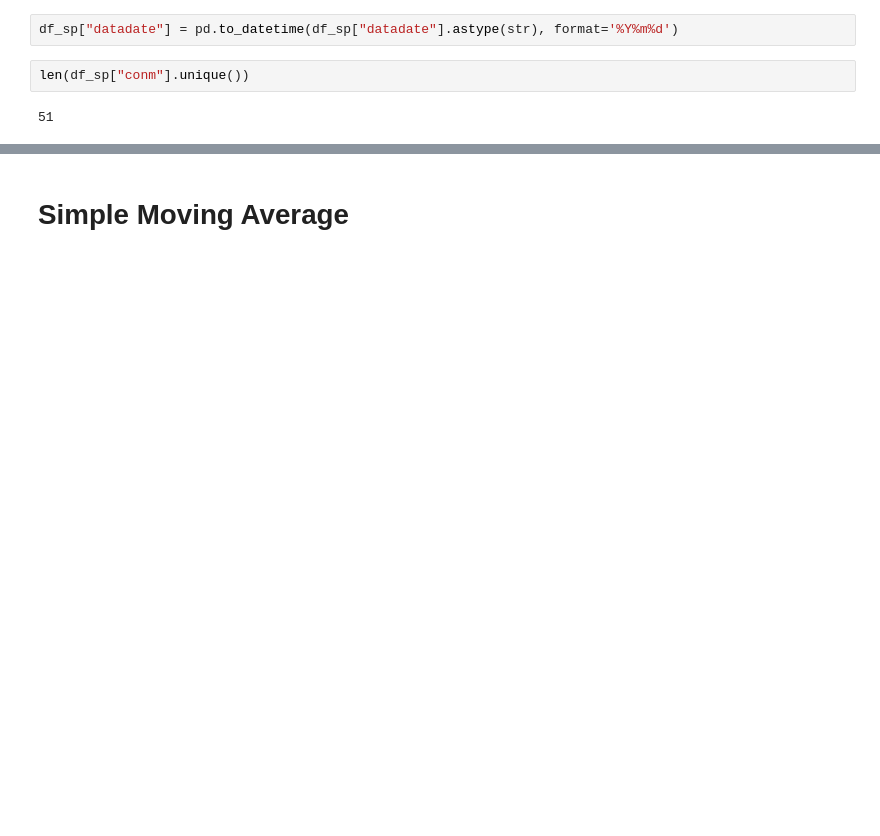
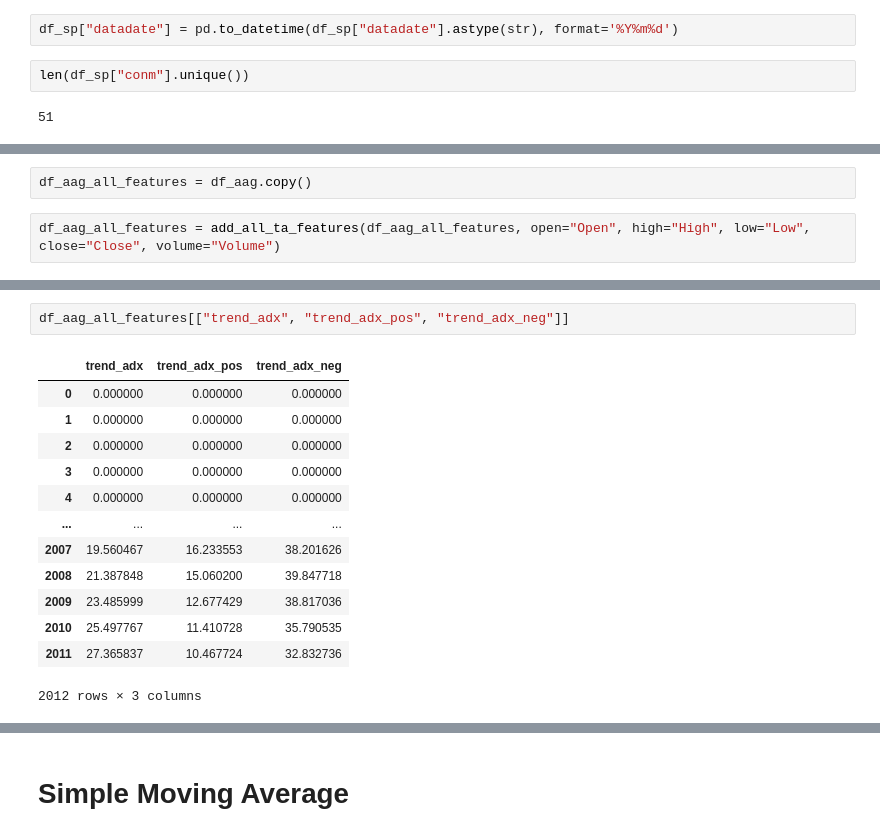
Before and after one commit to SWeisshaar/asim, a Jupyter notebook: notebooks/Net_Return.ipynb, the cells around one changed output, grey strips where cells are left out. Saved outputs shown, nothing was run; the diff lists cells and outputs as text; blank space fills up the shorter version.

```diff
--- a/notebooks/Net_Return.ipynb
+++ b/notebooks/Net_Return.ipynb
@@ -68,0 +67,4 @@ False
+# %%
+df_aag_all_features = df_aag.copy()
+# %%
+df_aag_all_features = add_all_ta_features(df_aag_all_features, open="Open", high="High", low="Low", close="Close", volume="Volume")
@@ -68,0 +106,16 @@ False
+# %%
+df_aag_all_features[["trend_adx", "trend_adx_pos", "trend_adx_neg"]]
+# %% [output]
+|  | trend_adx | trend_adx_pos | trend_adx_neg |
+| 0 | 0.000000 | 0.000000 | 0.000000 |
+| 1 | 0.000000 | 0.000000 | 0.000000 |
+| 2 | 0.000000 | 0.000000 | 0.000000 |
+| 3 | 0.000000 | 0.000000 | 0.000000 |
+| 4 | 0.000000 | 0.000000 | 0.000000 |
+| ... | ... | ... | ... |
+| 2007 | 19.560467 | 16.233553 | 38.201626 |
+| 2008 | 21.387848 | 15.060200 | 39.847718 |
+| 2009 | 23.485999 | 12.677429 | 38.817036 |
+| 2010 | 25.497767 | 11.410728 | 35.790535 |
+| 2011 | 27.365837 | 10.467724 | 32.832736 |
+2012 rows × 3 columns
```
Also changed, not shown: parts of 47 cells of this notebook.
